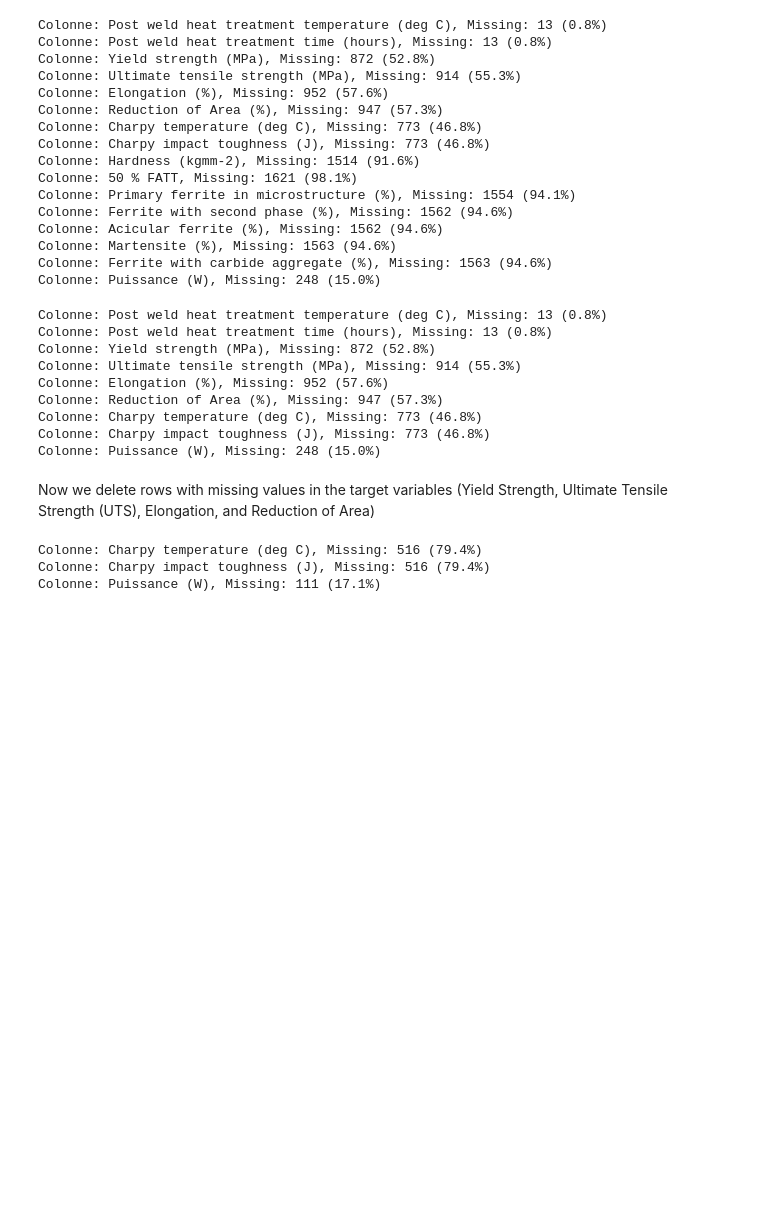
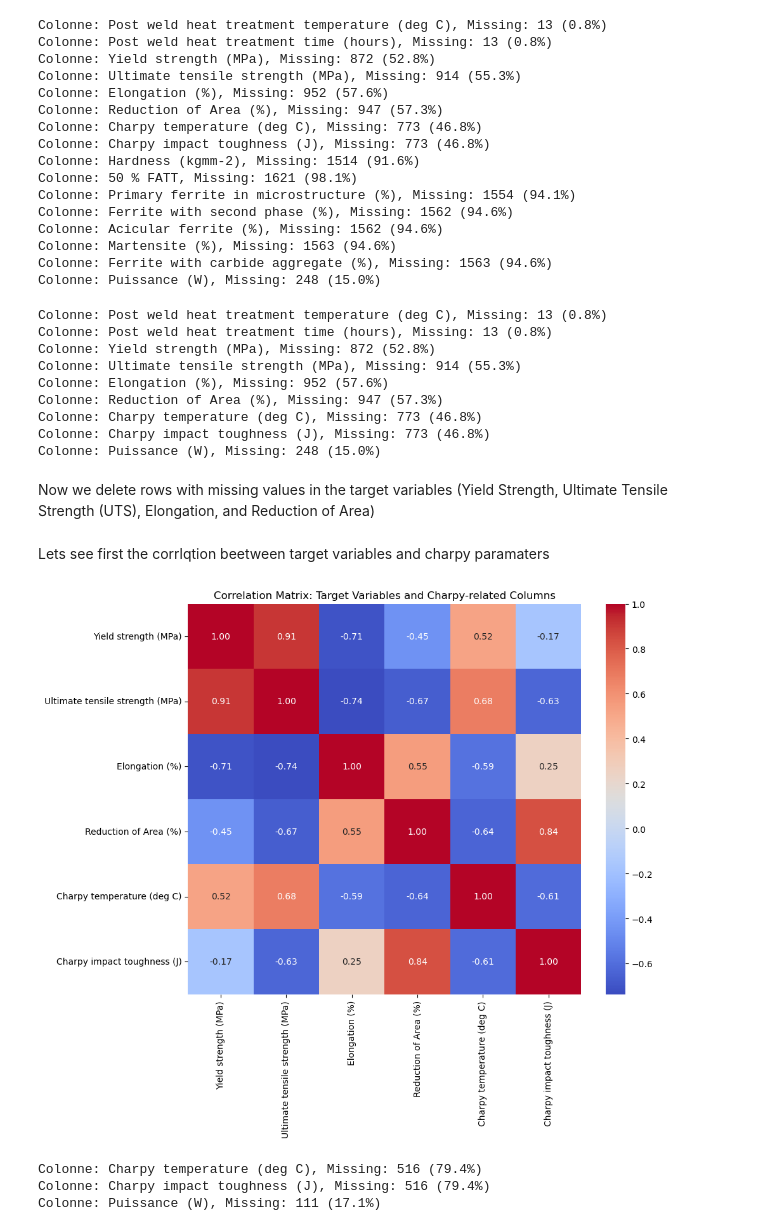
Before and after one commit to elbarhichi/Welding-Quality-Prediction, a Jupyter notebook: ML_project_imane.ipynb, the cells around one changed output. Drawn from its saved outputs; the diff is of its cells as text; code cells hidden in the pictures; blank space fills up the shorter version.

```diff
--- a/ML_project_imane.ipynb
+++ b/ML_project_imane.ipynb
@@ -729,3 +729,5 @@ Now we delete rows with missing values in the target variables (Yield Strength,
 # %%
 target_variables = ['Yield strength (MPa)', 'Ultimate tensile strength (MPa)', 'Elongation (%)', 'Reduction of Area (%)']
 df__cleaned = df_cleaned.dropna(subset=target_variables)
+# %% [markdown]
+Lets see first the corrlqtion beetween target variables and charpy paramaters
@@ -732,3 +736,15 @@ df__cleaned = df_cleaned.dropna(subset=target_variables)
+# %%
+import seaborn as sns
+
+subset= df__cleaned[['Yield strength (MPa)', 'Ultimate tensile strength (MPa)', 'Elongation (%)', 'Reduction of Area (%)','Charpy temperature (deg C)', 'Charpy impact toughness (J)']]
+
+corr_matrix = subset.corr()
+plt.figure(figsize=(10, 8))
+sns.heatmap(corr_matrix, annot=True, cmap='coolwarm', fmt='.2f')
+plt.title('Correlation Matrix: Target Variables and Charpy-related Columns')
+plt.show()
+# %% [output]
+[figure, added]
 # %%
 compute_Nan(df__cleaned)
 # %% [output]
```
Also changed, not shown: parts of 9 cells of this notebook, 1 other file.
